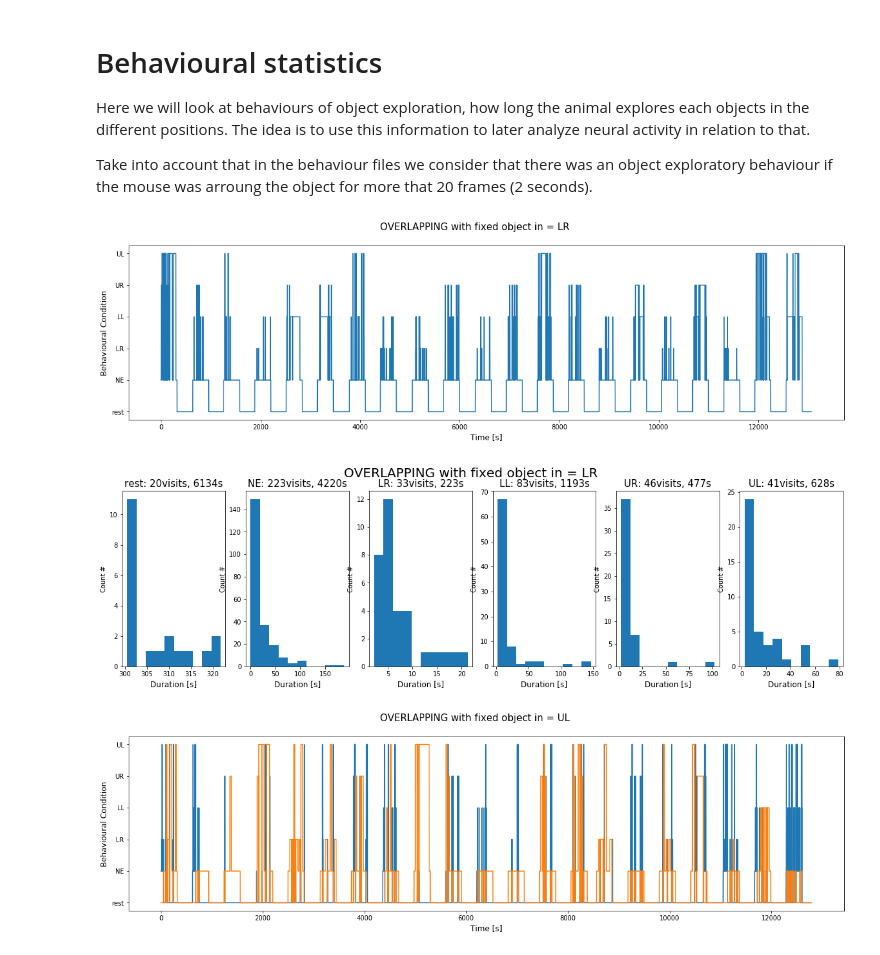
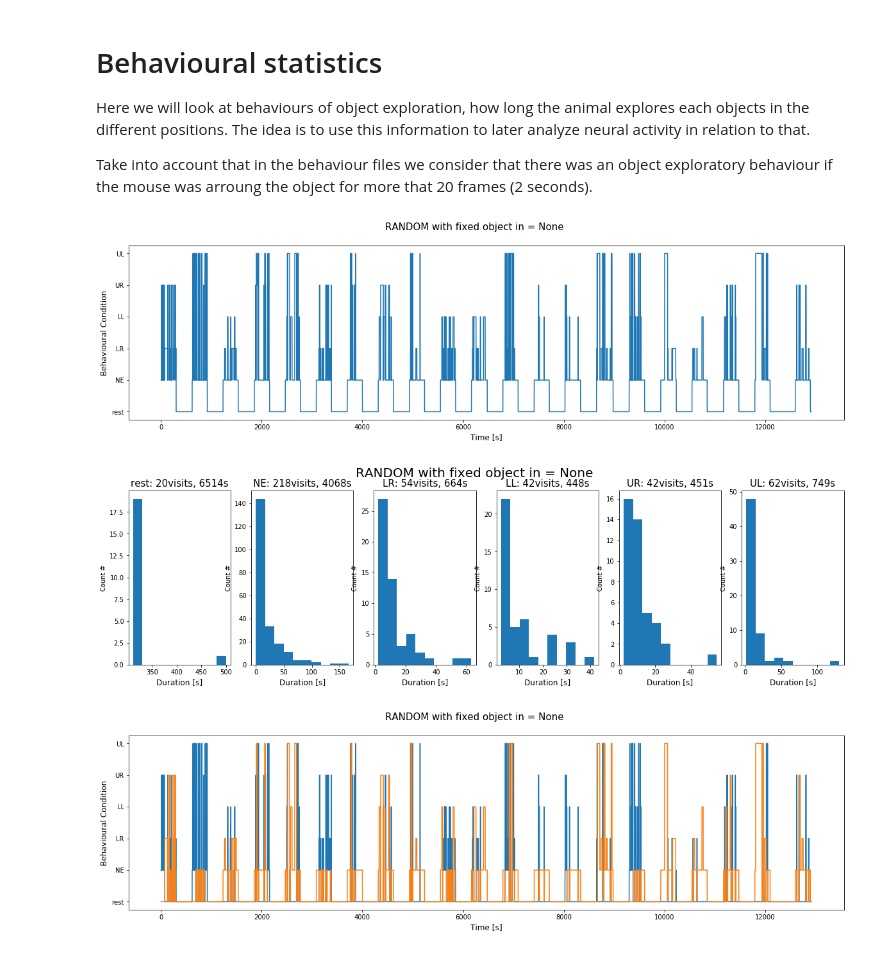
Before and after one commit to melisamc89/neural_analysys, a Jupyter notebook: src/behaviour_analysis.ipynb, the cells around one changed output. Cells and saved outputs as stored; diff of their text form; code cells hidden in the pictures.

```diff
--- a/src/behaviour_analysis.ipynb
+++ b/src/behaviour_analysis.ipynb
@@ -17,9 +17,11 @@ from scipy import signal
 import scipy
 cmap = cm.jet
 # %%
-mouse = 32364             ### mouse number id
-session_now =1              ## session that will run
+mouse = 56165            ### mouse number id
+session_now =4              ## session that will run
 
+re_sf = 20
+fixed = 'None'
 ## define task for plotting. This will cahnge for other mice!!!!
 if mouse == 56165 or mouse == 32364:
     if mouse == 56165:
@@ -72,6 +74,7 @@ if mouse == 32363:
 # %%
 behaviour_dir = os.environ['PROJECT_DIR'] + 'calcium_imaging_behaviour/data/scoring_time_vector/'
 objects_dir= os.environ['PROJECT_DIR'] + 'calcium_imaging_behaviour/data/object_positions/'
+figure_path = os.environ['PROJECT_DIR'] +'neural_analysis/data/process/figures/exploratory_behaviour/'
 # %%
 session = session_now
 beh_file_name_1 = 'mouse_' + f'{mouse}' + '_session_' + f'{session}' + '_event_' + f'{re_sf}' + '.npy'
@@ -94,8 +97,10 @@ axes.set_xlabel('Time [s]', fontsize = 12)
 axes.set_ylabel('Behavioural Condition', fontsize = 12)
 figure.suptitle(task + ' with fixed object in = ' + fixed, fontsize = 15)
 figure.set_size_inches(20,5)
+figure_name = 'mouse_' + f'{mouse}' + '_session_' + f'{session}' + '_event_' + f'{re_sf}' + '_exploratory_vector.png'
+figure.savefig(figure_path + figure_name)
 # %% [output]
-[figure, old version]
+[figure, new version]
 # %%
 events_list = []
 events_counter_list = []
@@ -124,8 +129,10 @@ for target in [0,1,2,3,4,5]:
     ax.set_ylabel('Count #')
 fig.suptitle(task + ' with fixed object in = ' + fixed, fontsize = 20)
 fig.set_size_inches(20, 5)
+figure_name = 'mouse_' + f'{mouse}' + '_session_' + f'{session}' + '_event_' + f'{re_sf}' + '_exploratory_statistics.png'
+fig.savefig(figure_path + figure_name)
 # %% [output]
-[figure, old version]
+[figure, new version]
 # %%
 # create exploration events vectors that are shorter or longer that 15s
 
@@ -149,12 +156,14 @@ np.save(behaviour_dir + beh_file_long,behaviour_long_events)
 # %%
 figure, axes = plt.subplots(1)
 axes.plot(np.arange(0,len(behaviour))/10,behaviour_short_events)
 axes.plot(np.arange(0,len(behaviour))/10,behaviour_long_events)
 #axes.plot(np.arange(0,len(behaviour))/10,behaviour)
 axes.set_yticklabels(labels)
 axes.set_xlabel('Time [s]', fontsize = 12)
 axes.set_ylabel('Behavioural Condition', fontsize = 12)
 figure.suptitle(task + ' with fixed object in = ' + fixed, fontsize = 15)
 figure.set_size_inches(20,5)
+figure_name = 'mouse_' + f'{mouse}' + '_session_' + f'{session}' + '_event_' + f'{re_sf}' + '_exploratory_lenght.png'
+figure.savefig(figure_path + figure_name)
 # %% [output]
-[figure, old version]
+[figure, new version]
```
Also changed, not shown: 3 other files.
